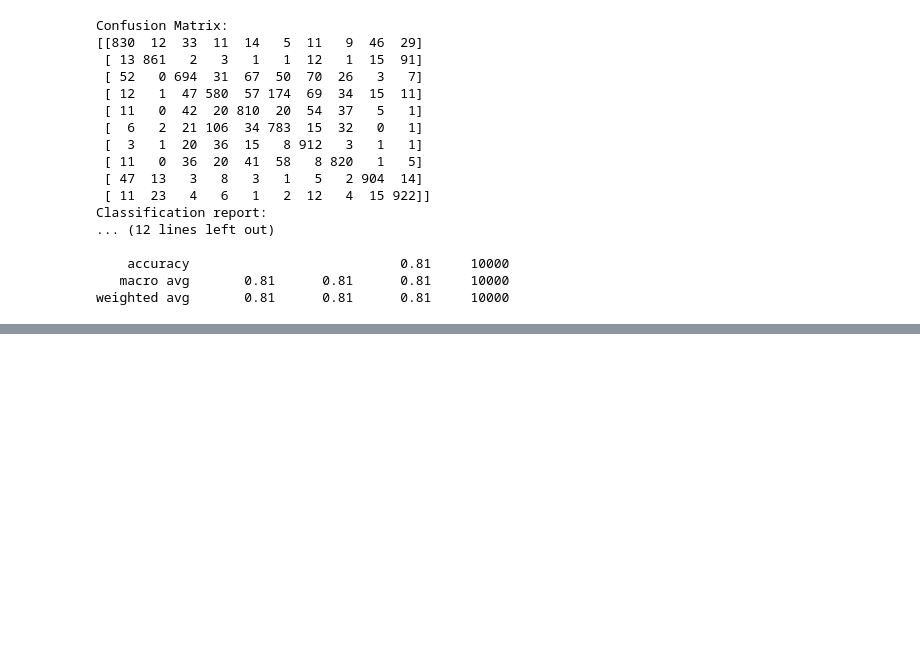
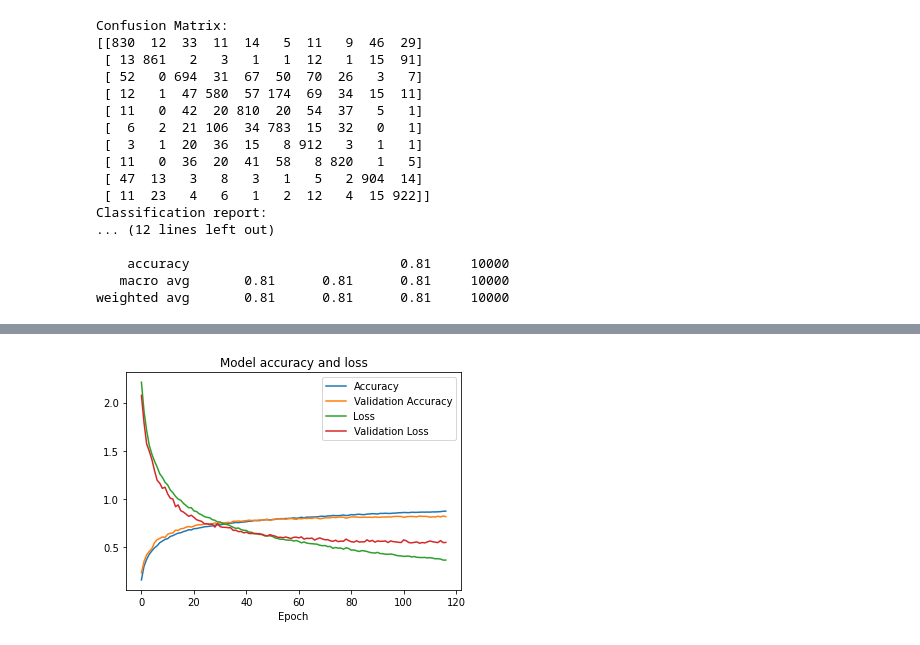
Before and after one commit to emali1/Mastering-Keras, a Jupyter notebook: Module 4.2_ Residual Blocks.ipynb, the cells around one changed output, grey strips where cells are left out. Cells and saved outputs as stored; diff of their text form; code cells hidden in the pictures; blank space fills up the shorter version.

```diff
--- a/Module 4.2_ Residual Blocks.ipynb
+++ b/Module 4.2_ Residual Blocks.ipynb
@@ -553,0 +613,6 @@ weighted avg       0.81      0.81      0.81     10000
+# %%
+# combine inception module into residual structure, three modules, repeat 2 twice inside each module, massive training,
+plot_training_history(history)
+test_model(model,test_images,test_labels)
+# %% [output]
+[figure, added]
```
Also changed, not shown: parts of 7 cells of this notebook.
